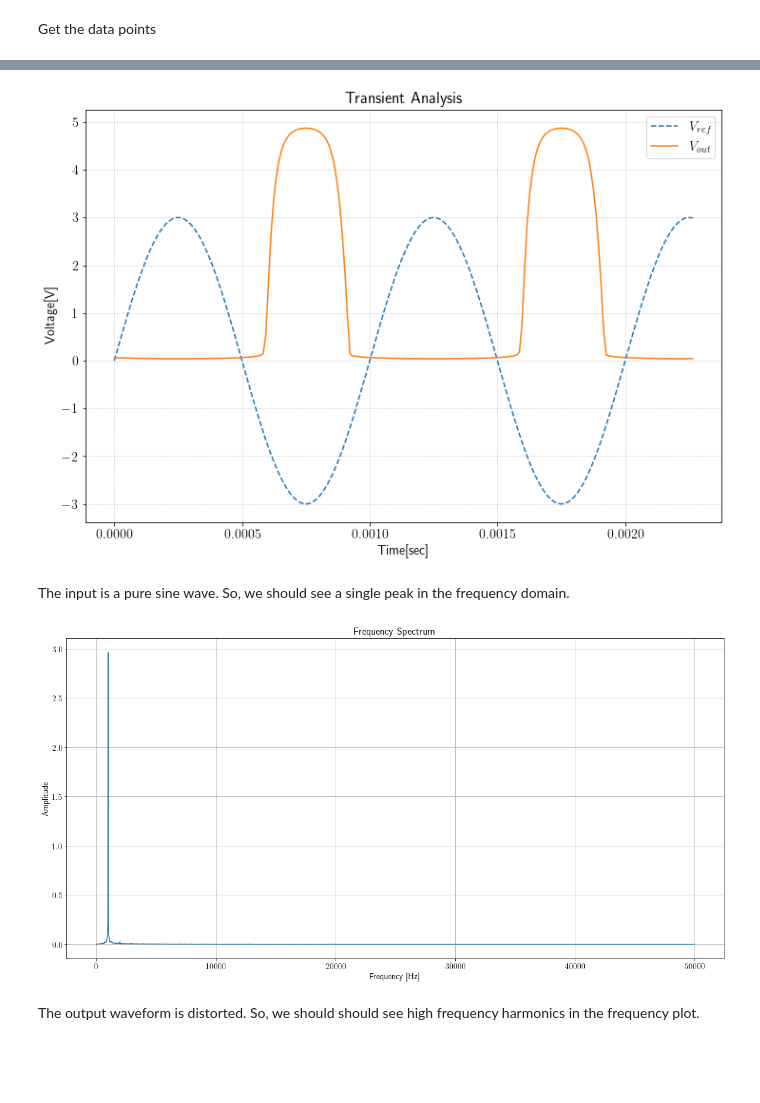
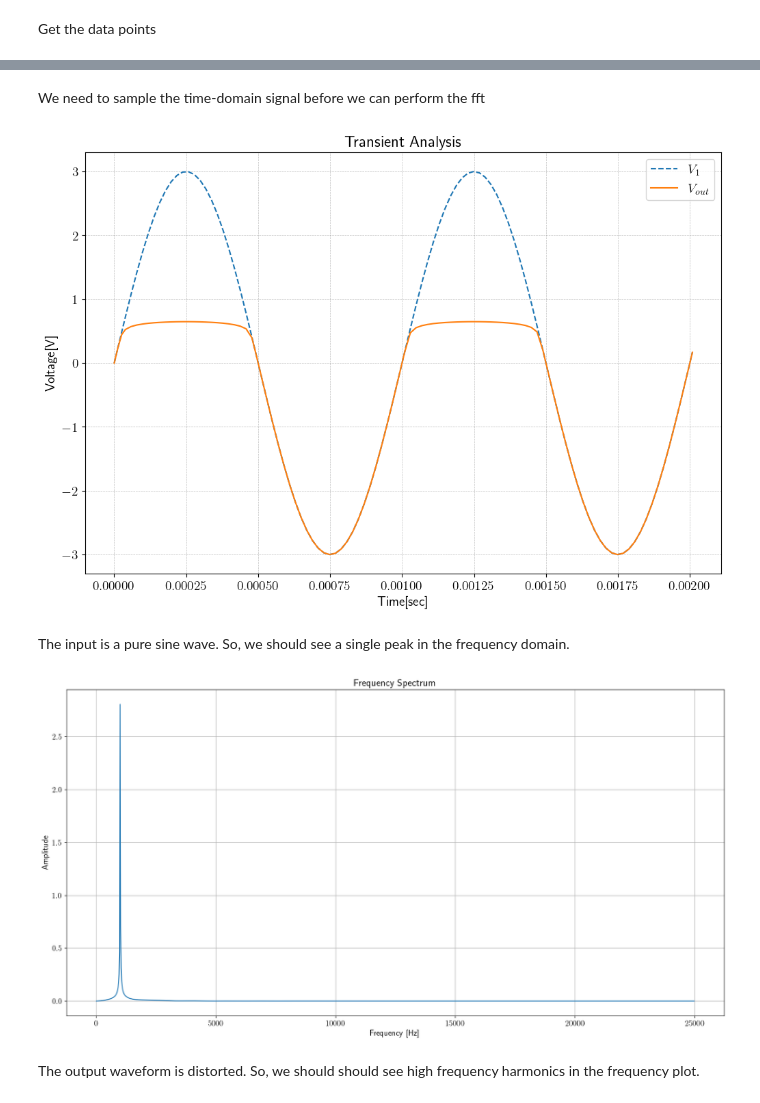
Before and after one commit to medwatt/Notes, a Jupyter notebook: pyspice/PySpice.ipynb, the cells around one changed output, grey strips where cells are left out. Saved outputs shown, nothing was run; the diff lists cells and outputs as text; code cells hidden in the pictures; blank space fills up the shorter version.

```diff
--- a/pyspice/PySpice.ipynb
+++ b/pyspice/PySpice.ipynb
@@ -507,0 +437,15 @@ R4 n_2 n_in 100000.0
+# %%
+circuit = Circuit('Diode Rectifier')
+
+source_frequency = 1e3
+
+circuit.SinusoidalVoltageSource(1, 'n_in', 0, amplitude=3, frequency=source_frequency)
+
+circuit.R(1, 'n_in', 'n_out', 1@u_kOhm)
+
+circuit.D(1, 'n_out', circuit.gnd, model='1N4148')
+circuit.raw_spice = """
+.model 1N4148 D (BV=110 CJO=7.048e-13 FC=0.5 IBV=0.0001 IS=4.352e-09 M=0.03 N=1.906 RS=0.6458 TT=3.48e-09 VJ=0.869)
+"""
+
+print(circuit)
@@ -508,6 +459,8 @@ R4 n_2 n_in 100000.0
+# %% [markdown]
+We need to sample the time-domain signal before we can perform the fft
 # %%
 reference_signal_period = 1 / source_frequency
-sample_points_per_period = 100
+sample_points_per_period = 50
 number_of_periods_to_capture = 50
 
 sampling_time = reference_signal_period / sample_points_per_period
@@ -522,23 +475,23 @@ v_out = np.array(analysis['n_out'])
 # %%
 fig, ax = plt.subplots(figsize=(12,8))
 
 # setup plot
 ax.set(xlabel="Time[sec]",
        ylabel="Voltage[V]",
        title ="Transient Analysis")
 
 ax.grid(color='gray', alpha=0.5, linestyle='dashed', linewidth=0.5)
 
 # just plot 2 periods to avoid congestion in the plot
 stop = sample_points_per_period * 2 + len(time_values) - sample_points_per_period * number_of_periods_to_capture
 
-ax.plot(time_values[:stop], v_in[:stop], linestyle = 'dashed', label='$V_{ref}$')
+ax.plot(time_values[:stop], v_in[:stop], linestyle = 'dashed', label='$V_{1}$')
 ax.plot(time_values[:stop], v_out[:stop], label='$V_{out}$')
 ax.legend()
 
 plt.show()
 # %% [output]
-[figure, old version]
+[figure, new version]
 # %%
 def plot_frequency_spectrum(sampling_time, time_values, signal):
 
@@ -560,14 +513,14 @@ def plot_frequency_spectrum(sampling_time, time_values, signal):
     ax.grid()
     ax.plot(xf, spectrum)
     plt.show()
-# %% [markdown]
-The input is a pure sine wave. So, we should see a single peak in the frequency domain.
+# %% [markdown]
+The input is a pure sine wave. So, we should see a single peak in the frequency domain.
 # %%
 plot_frequency_spectrum(sampling_time, time_values, v_in)
 # %% [output]
-[figure, old version]
+[figure, new version]
-# %% [markdown]
-The output waveform is distorted. So, we should should see high frequency harmonics in the frequency plot.
+# %% [markdown]
+The output waveform is distorted. So, we should should see high frequency harmonics in the frequency plot.
 # %%
 plot_frequency_spectrum(sampling_time, time_values, v_out)
 # %% [output]
```
Also changed, not shown: parts of 122 cells of this notebook, 6 other files.
